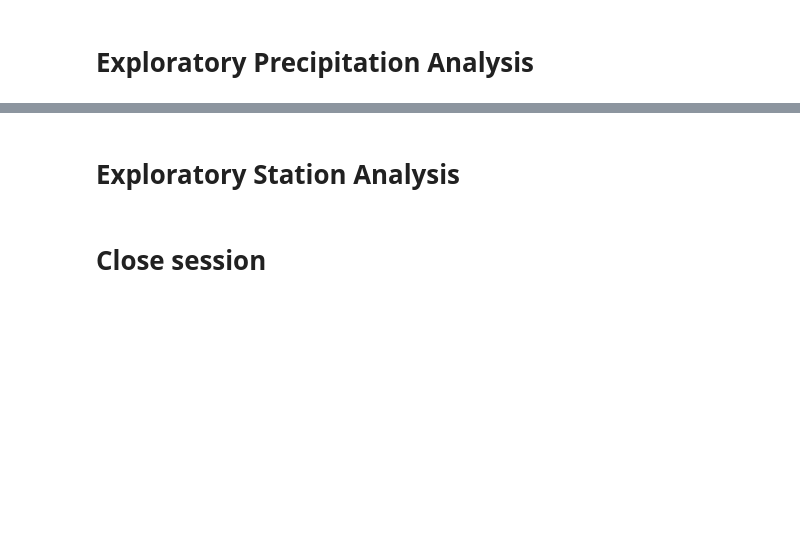
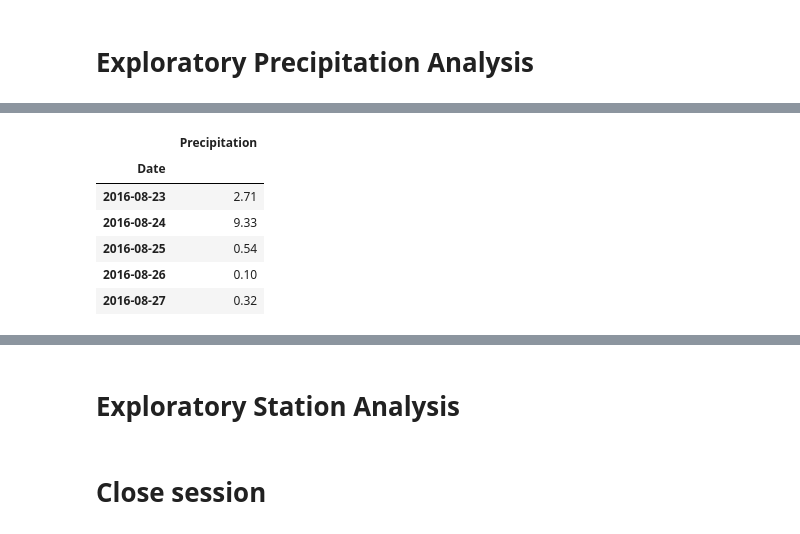
Before and after one commit to khutula/sqlalchemy-challenge, a Jupyter notebook: climate_starter.ipynb, the cells around one changed output, grey strips where cells are left out. Drawn from its saved outputs; the diff is of its cells as text; code cells hidden in the pictures; blank space fills up the shorter version.

```diff
--- a/climate_starter.ipynb
+++ b/climate_starter.ipynb
@@ -38,2 +38,3 @@ Base.classes.keys()
 # %%
 # Create our session (link) from Python to the DB
+session = Session(engine)
@@ -60,0 +121,24 @@ Base.classes.keys()
+# %%
+# Save the query results as a Pandas DataFrame and set the index to the date column
+precip = []
+date = []
+
+for data in year_data:
+    if type(data[0]) == float:
+        precip.append(data[0])
+        date.append(data[1])
+
+precipitation = pd.DataFrame({"Precipitation": precip,
+                              "Date":date})
+precipitation["Date"] = precipitation["Date"].astype("string")
+precipitation = precipitation.groupby("Date").sum()
+
+precipitation.head()
+# %% [output]
+|  | Precipitation |
+| Date |  |
+| 2016-08-23 | 2.71 |
+| 2016-08-24 | 9.33 |
+| 2016-08-25 | 0.54 |
+| 2016-08-26 | 0.10 |
+| 2016-08-27 | 0.32 |
```
Also changed, not shown: parts of 13 cells of this notebook.
